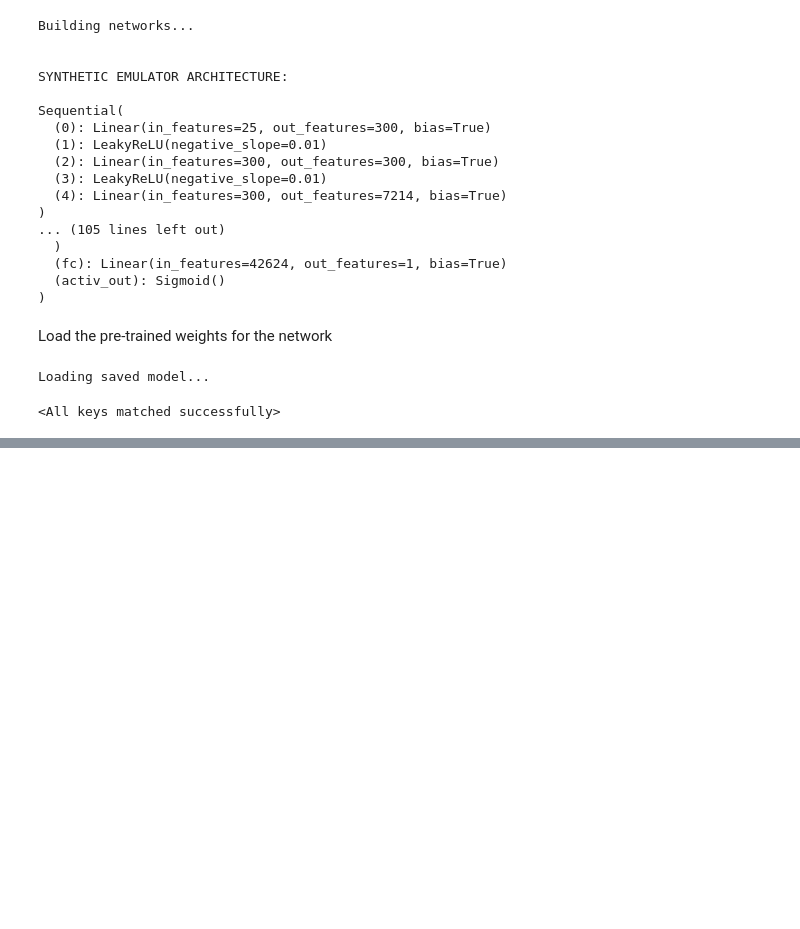
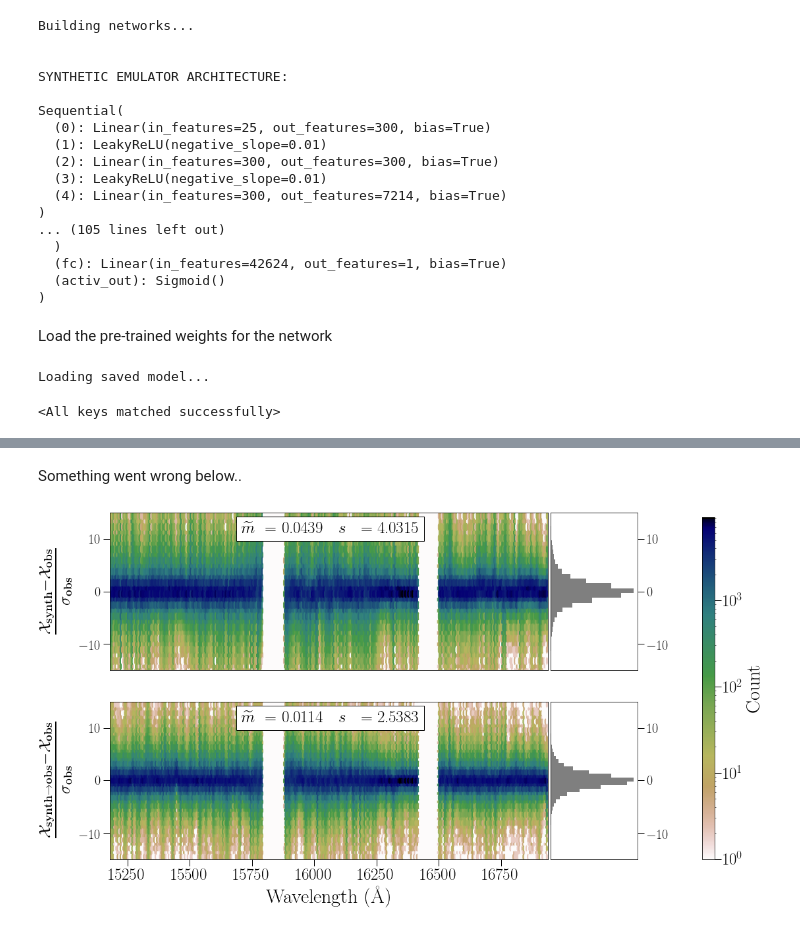
Before and after one commit to teaghan/Cycle_SN, a Jupyter notebook: domain_transfer/Estimating_Stellar_Params.ipynb, the cells around one changed output, grey strips where cells are left out. Drawn from its saved outputs; the diff is of its cells as text; code cells hidden in the pictures; blank space fills up the shorter version.

```diff
--- a/domain_transfer/Estimating_Stellar_Params.ipynb
+++ b/domain_transfer/Estimating_Stellar_Params.ipynb
@@ -227,3 +259,19 @@ x_synthobs = create_synth_batch(model, x_mean, x_std, y_preds,
+# %% [markdown]
+Something went wrong below..
+# %%
+resid = [(x_synth[:num_spec]-x_obs[:num_spec])/x_obs_err[:num_spec],
+        (x_synthobs[:num_spec]-x_obs[:num_spec])/x_obs_err[:num_spec]]
+
+# Plot residual
+plot_spec_resid_density(wave_grid, resid,
+                        labels=[r'$\frac{\mathbf{\mathcal{X}_{synth}} - \mathbf{\mathcal{X}_{obs}}}{\mathbf{\sigma_{obs}}}$',
+                                r'$\frac{\mathbf{\mathcal{X}_{synth\rightarrow obs}} - \mathbf{\mathcal{X}_{obs}}}{\mathbf{\sigma_{obs}}}$'],
+                        ylim=(-15,15), hist=True, kde=False,
+                        dist_bins=400, hex_grid=300, bias='med',
+                        bias_label='$\widetilde{{m}}$ \ ',
+                        cmap="gist_earth_r", savename=None)#'../figures/kurucz_vs_csn.png')
+# %% [output]
+[figure, added]
 # %%
 indx = 0
 min_wave = 15200 # in Angstroms
```
Also changed, not shown: parts of 6 cells of this notebook, 5 other files.
